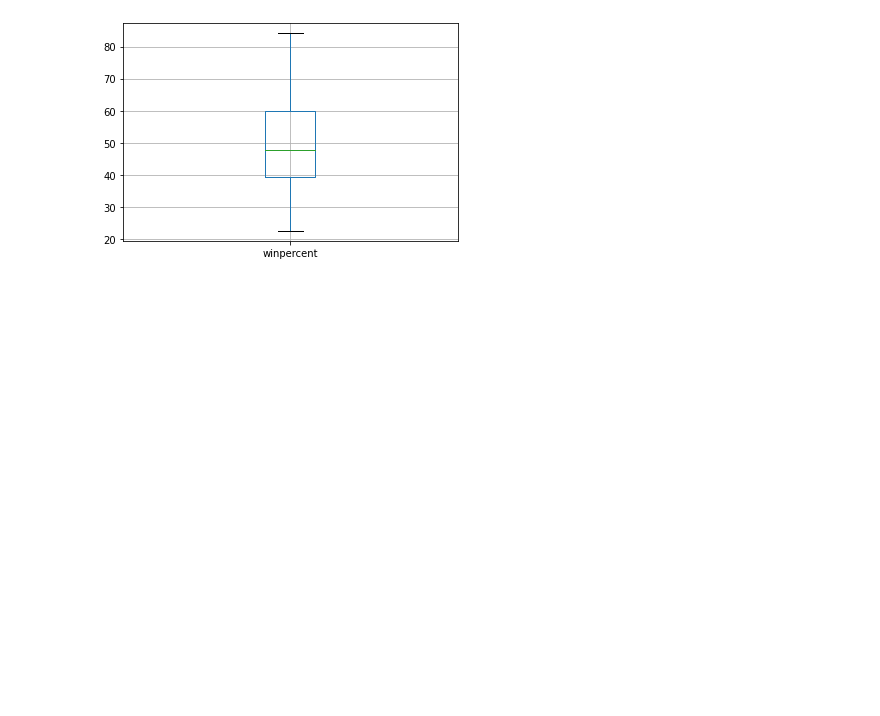
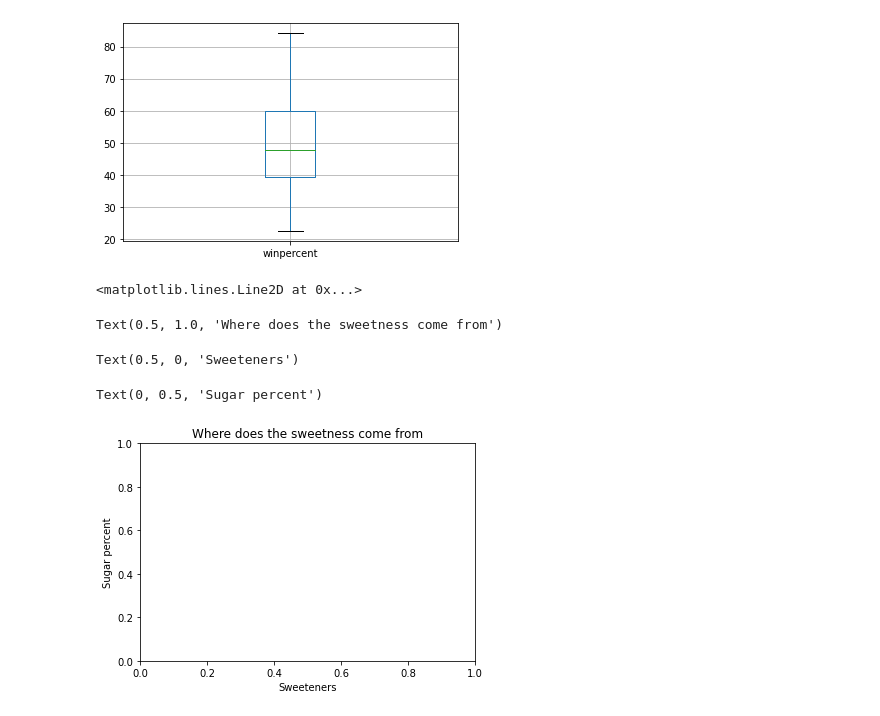
Before and after one commit to YoAr/EAI6040_Module3, a Jupyter notebook: Module3_yogesh.ipynb, the cells around one changed output. Cells and saved outputs as stored; diff of their text form; code cells hidden in the pictures; blank space fills up the shorter version.

```diff
--- a/Module3_yogesh.ipynb
+++ b/Module3_yogesh.ipynb
@@ -156,3 +156,17 @@ candy_df.boxplot(column=['winpercent'])
 # %% [output]
 <AxesSubplot:>
 [figure]
+# %%
+candy_df['sweetness'] = candy_df['chocolate']+candy_df['fruity']+candy_df['peanutyalmondy']+candy_df['caramel']+candy_df['nougat']
+# %%
+plt.Line2D(candy_df['sweetness'],candy_df['sugarpercent'])
+plt.title("Where does the sweetness come from")
+plt.xlabel("Sweeteners")
+plt.ylabel("Sugar percent")
+plt.show()
+# %% [output]
+<matplotlib.lines.Line2D at 0x...>
+Text(0.5, 1.0, 'Where does the sweetness come from')
+Text(0.5, 0, 'Sweeteners')
+Text(0, 0.5, 'Sugar percent')
+[figure, added]
```
Also changed, not shown: parts of 11 cells of this notebook.
